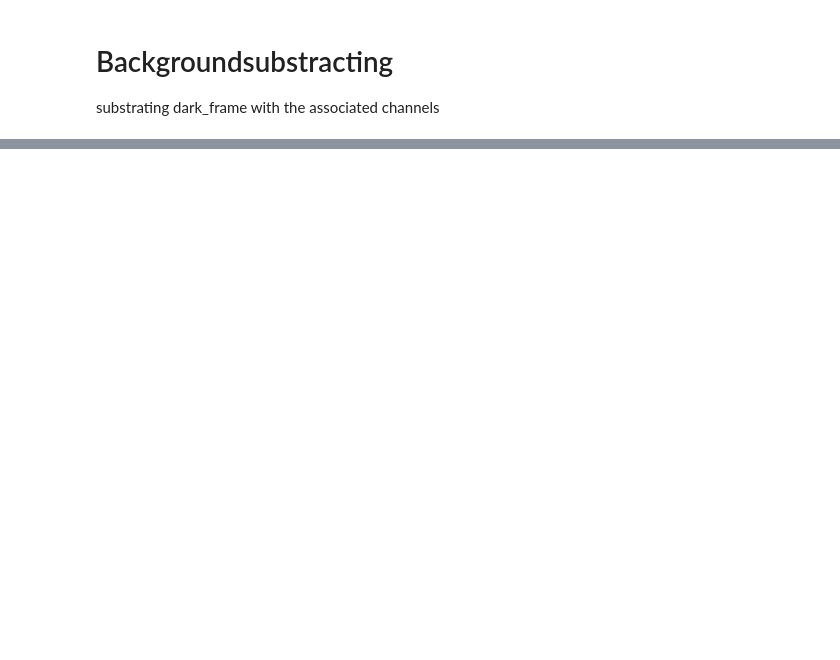
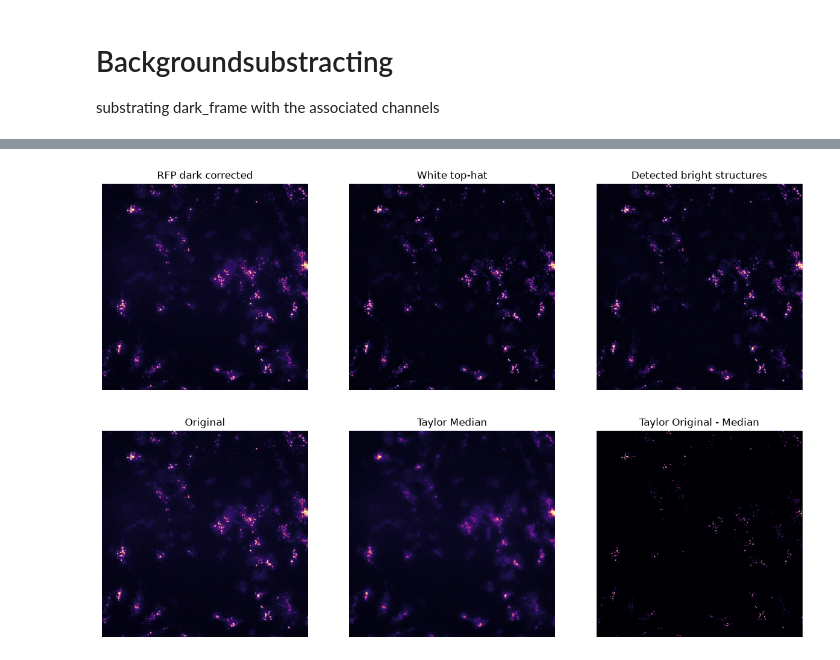
Before and after one commit to huyenanh-nguyen/MT_IRAK4, a Jupyter notebook: taylorsdata.ipynb, the cells around one changed output, grey strips where cells are left out. Cells and saved outputs as stored; diff of their text form; code cells hidden in the pictures; blank space fills up the shorter version.

```diff
--- a/taylorsdata.ipynb
+++ b/taylorsdata.ipynb
@@ -109,0 +273,48 @@ bf_raw = my_array[:,2]
+# %%
+from skimage.morphology import white_tophat, disk
+frame = rfp_pre1[300]
+
+# choose the size of the structuring element
+selem = disk(20)
+
+rfp_tophat_300 = white_tophat(frame, footprint=selem)
+
+plt.figure(figsize=(15,5))
+
+plt.subplot(1,3,1)
+plt.imshow(frame, cmap="magma", vmin=0, vmax=500)
+plt.title("RFP dark corrected")
+plt.axis("off")
+
+plt.subplot(1,3,2)
+plt.imshow(white_tophat(frame, footprint=selem), cmap="magma", vmin=0, vmax=500)
+plt.title("White top-hat")
+plt.axis("off")
+
+plt.subplot(1,3,3)
+plt.imshow(rfp_tophat_300, cmap="magma", vmin=0, vmax=500)
+plt.title("Detected bright structures")
+plt.axis("off")
+
+plt.show()
+
+plt.figure(figsize=(15,5))
+plt.subplot(1,3,1)
+plt.imshow(rfp_pre1[300], cmap="magma", vmin=0, vmax=500)
+plt.title("Original")
+plt.axis("off")
+
+plt.subplot(1,3,2)
+plt.imshow(med, cmap="magma", vmin=0, vmax=500)
+plt.title("Taylor Median")
+plt.axis("off")
+
+plt.subplot(1,3,3)
+plt.imshow(rfp_med, cmap="magma", vmin=0, vmax=500)
+plt.title("Taylor Original - Median")
+plt.axis("off")
+
+plt.show()
+# %% [output]
+[figure, added]
+[figure, added]
```
Also changed, not shown: parts of 12 cells of this notebook.
